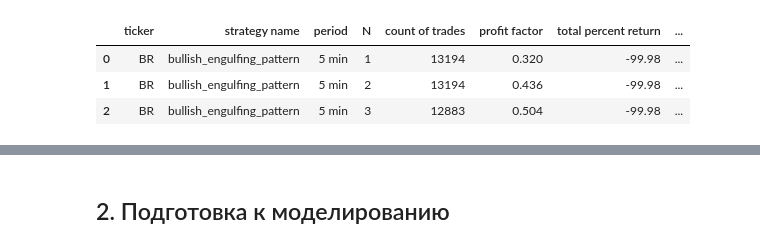
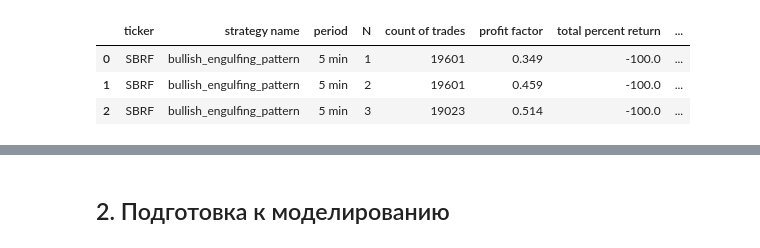
Before and after one commit to AlexKosuhin/AlgoTrading, a Jupyter notebook: Проект/Паттерн Бычье Поглощение.ipynb, the cells around one changed output, grey strips where cells are left out. Drawn from its saved outputs; the diff is of its cells as text; code cells hidden in the pictures.

```diff
--- a/Проект/Паттерн Бычье Поглощение.ipynb
+++ b/Проект/Паттерн Бычье Поглощение.ipynb
@@ -15,7 +15,7 @@ from statsmodels.tsa.stattools import adfuller
 from scipy import stats
 warnings.filterwarnings('ignore')
 # %%
-sber = pd.read_csv(r'C:\Users\user\Desktop\AlgoTrading\data\LKOH.txt')
+sber = pd.read_csv(r'C:\Users\user\Desktop\AlgoTrading\data\SBRF.txt')
 # %%
 # Преобразуем "сырой" датафрейм
 def good_dataframe(data, timeframe):
@@ -622,39 +617,34 @@ def backtest_strategies_multi_tf():
         data (pd.DataFrame): Подаем датафрейм с 1 минутным таймфреймом
 
     Returns:
         data (pd.DataFrame): Таблица с результатами всех стратегий
     """
     l = []
     # Перебираем все тф
-    for a in [r'C:\Users\user\Desktop\AlgoTrading\data\BR.txt', r'C:\Users\user\Desktop\AlgoTrading\data\CNY.txt',
-              r'C:\Users\user\Desktop\AlgoTrading\data\Eu.txt', r'C:\Users\user\Desktop\AlgoTrading\data\GOLD.txt',
-              r'C:\Users\user\Desktop\AlgoTrading\data\LKOH.txt', r'C:\Users\user\Desktop\AlgoTrading\data\MGNT.txt',
-              r'C:\Users\user\Desktop\AlgoTrading\data\MIX.txt', r'C:\Users\user\Desktop\AlgoTrading\data\RTS.txt',
-              r'C:\Users\user\Desktop\AlgoTrading\data\SBRF.txt', r'C:\Users\user\Desktop\AlgoTrading\data\Si.txt',
-              r'C:\Users\user\Desktop\AlgoTrading\data\SILV.txt']:
+    for a in [r'C:\Users\user\Desktop\AlgoTrading\data\SBRF.txt']:
         data = pd.read_csv(a)
         for i in ['5 min', '15 min', '30 min', '1h', '2h', '4h', 'D']:
             data_tm = good_dataframe(data, i)
             l.append(data_tm)
 
         all_strategy = []
         # Для каждого тф проверяем стратегию бычье поглощение
         for j in l:
             for func in [detection_bullish_engulfing_pattern, detection_bullish_harami_pattern,
                         detection_break_in_the_clouds, detection_base_of_tweezers, detection_bullish_counterattack]:
                 detection_data = func(shift_features_2_candle(j))
                 result = data_prepare_for_statistics(detection_data)
                 final_result = trade_statistics_bull(result)
                 all_strategy.append(final_result)
         # Объединяем результат
         combined_data = pd.concat(all_strategy, ignore_index=True)
 
     return combined_data
 
 sber_result_strategies = backtest_strategies_multi_tf()
 sber_result_strategies.head(3)
 # %% [output]
 |  | ticker | strategy name | period | N | count of trades | profit factor | total percent return | ... |
-| 0 | BR | bullish_engulfing_pattern | 5 min | 1 | 13194 | 0.320 | -99.98 | ... |
-| 1 | BR | bullish_engulfing_pattern | 5 min | 2 | 13194 | 0.436 | -99.98 | ... |
-| 2 | BR | bullish_engulfing_pattern | 5 min | 3 | 12883 | 0.504 | -99.98 | ... |
+| 0 | SBRF | bullish_engulfing_pattern | 5 min | 1 | 19601 | 0.349 | -100.0 | ... |
+| 1 | SBRF | bullish_engulfing_pattern | 5 min | 2 | 19601 | 0.459 | -100.0 | ... |
+| 2 | SBRF | bullish_engulfing_pattern | 5 min | 3 | 19023 | 0.514 | -100.0 | ... |
```
Also changed, not shown: parts of 22 cells of this notebook.
